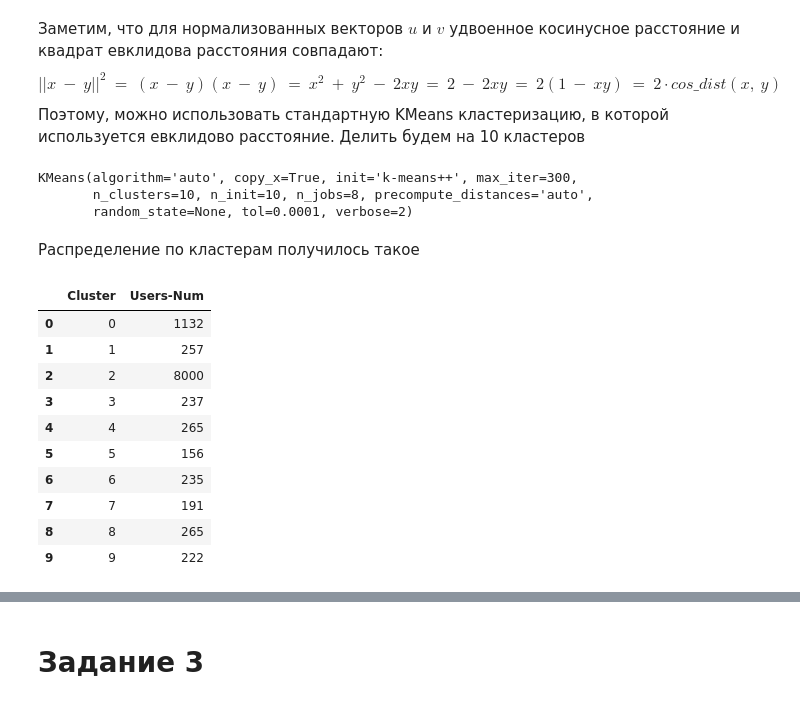
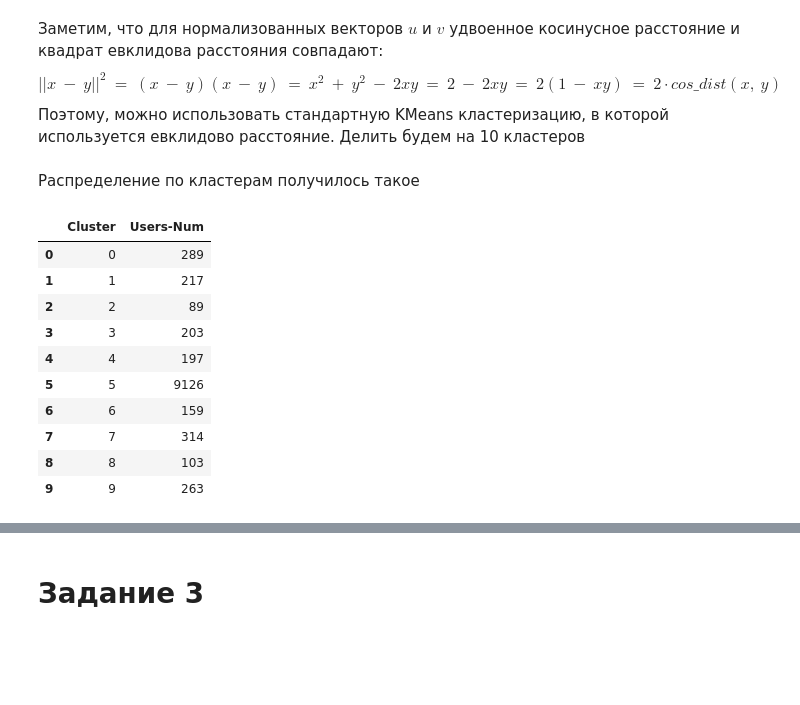
Before and after one commit to Petrofan1/Technosphere, a Jupyter notebook: Homework 8/HW8.ipynb, the cells around one changed output, grey strips where cells are left out. Saved outputs shown, nothing was run; the diff lists cells and outputs as text; code cells hidden in the pictures; blank space fills up the shorter version.

```diff
--- a/Homework 8/HW8.ipynb
+++ b/Homework 8/HW8.ipynb
@@ -226,28 +226,24 @@ model = KMeans(n_clusters=10,
                n_jobs=8,
                verbose=2,
               )
-# %%
-model.fit(matrix)
-# %% [output]
-KMeans(algorithm='auto', copy_x=True, init='k-means++', max_iter=300,
-       n_clusters=10, n_init=10, n_jobs=8, precompute_distances='auto',
-       random_state=None, tol=0.0001, verbose=2)
+# %%
+labels = model.fit_predict(matrix)
 # %% [markdown]
 Распределение по кластерам получилось такое
 # %%
-clusters, counts = np.unique(model.labels_, return_counts=True)
+clusters, counts = np.unique(labels, return_counts=True)
 counts = pd.DataFrame({"Cluster": clusters, "Users-Num": counts})
 counts
 # %% [output]
 |  | Cluster | Users-Num |
-| 0 | 0 | 1132 |
-| 1 | 1 | 257 |
-| 2 | 2 | 8000 |
-| 3 | 3 | 237 |
-| 4 | 4 | 265 |
-| 5 | 5 | 156 |
-| 6 | 6 | 235 |
-| 7 | 7 | 191 |
-| 8 | 8 | 265 |
-| 9 | 9 | 222 |
+| 0 | 0 | 289 |
+| 1 | 1 | 217 |
+| 2 | 2 | 89 |
+| 3 | 3 | 203 |
+| 4 | 4 | 197 |
+| 5 | 5 | 9126 |
+| 6 | 6 | 159 |
+| 7 | 7 | 314 |
+| 8 | 8 | 103 |
+| 9 | 9 | 263 |
 # %% [markdown]
```
Also changed, not shown: parts of 9 cells of this notebook.
